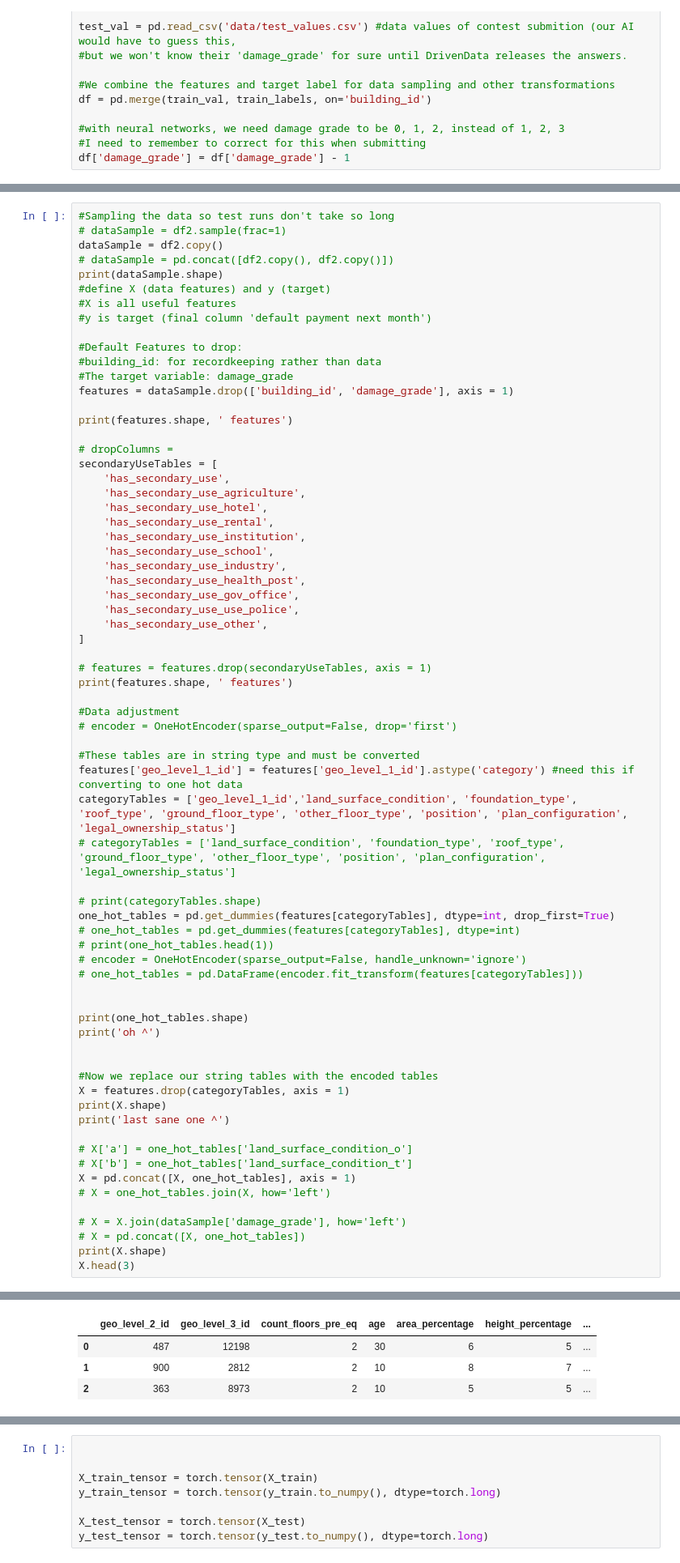
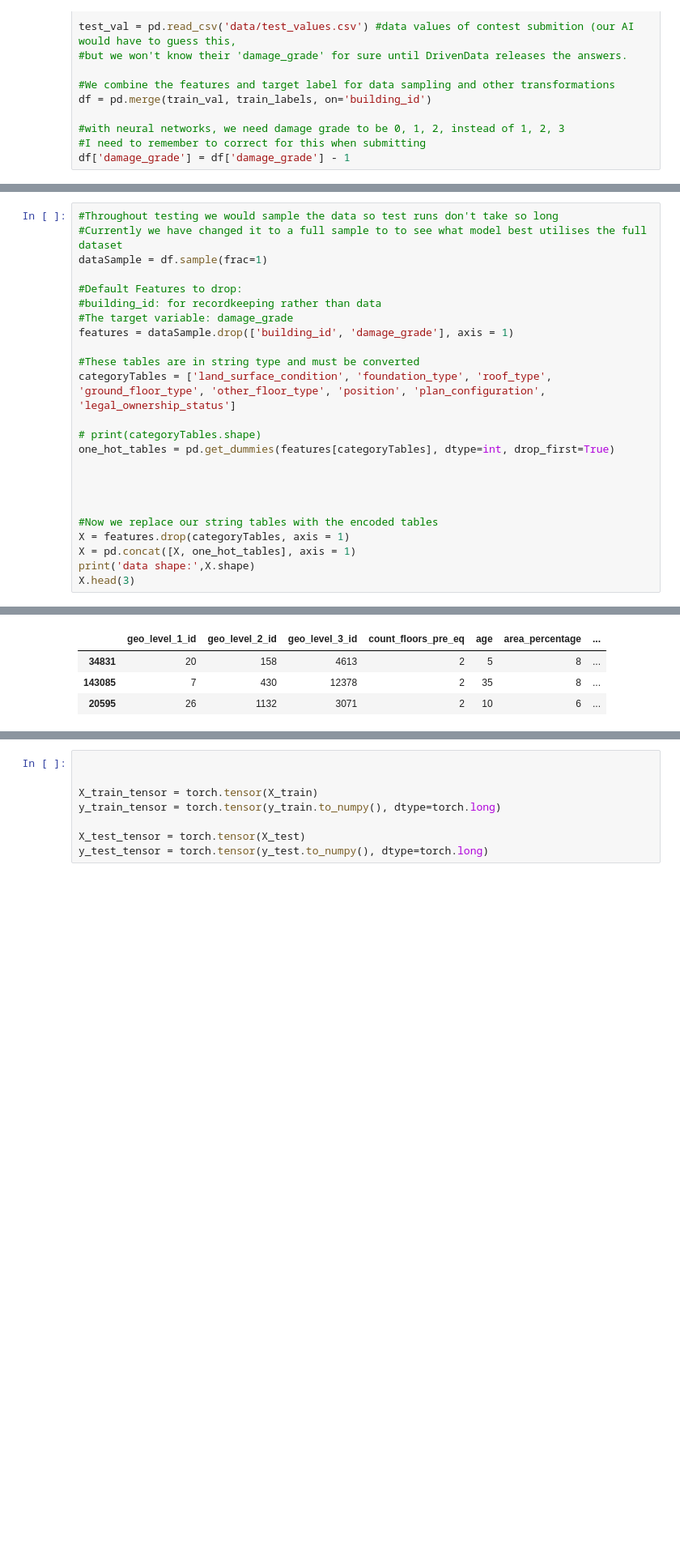
Before and after one commit to EvanGalea2/Earthquake-Damage-Predictor, a Jupyter notebook: NeuralNetwork.ipynb, the cells around one changed output, grey strips where cells are left out. Shown at 81% size. Drawn from its saved outputs; the diff is of its cells as text; blank space fills up the shorter version.

```diff
--- a/NeuralNetwork.ipynb
+++ b/NeuralNetwork.ipynb
@@ -77,70 +71,25 @@ Using cuda device
 # %%
-#Sampling the data so test runs don't take so long
-# dataSample = df2.sample(frac=1)
-dataSample = df2.copy()
-# dataSample = pd.concat([df2.copy(), df2.copy()])
-print(dataSample.shape)
-#define X (data features) and y (target)
-#X is all useful features
-#y is target (final column 'default payment next month')
+#Throughout testing we would sample the data so test runs don't take so long
+#Currently we have changed it to a full sample to to see what model best utilises the full dataset
+dataSample = df.sample(frac=1)
 
 #Default Features to drop:
 #building_id: for recordkeeping rather than data
 #The target variable: damage_grade
 features = dataSample.drop(['building_id', 'damage_grade'], axis = 1)
 
-print(features.shape, ' features')
-
-# dropColumns =
-secondaryUseTables = [
-    'has_secondary_use',
-    'has_secondary_use_agriculture',
-    'has_secondary_use_hotel',
-    'has_secondary_use_rental',
-    'has_secondary_use_institution',
-    'has_secondary_use_school',
-    'has_secondary_use_industry',
-    'has_secondary_use_health_post',
-    'has_secondary_use_gov_office',
-    'has_secondary_use_use_police',
-    'has_secondary_use_other',
-]
-
-# features = features.drop(secondaryUseTables, axis = 1)
-print(features.shape, ' features')
-
-#Data adjustment
-# encoder = OneHotEncoder(sparse_output=False, drop='first')
-
 #These tables are in string type and must be converted
-features['geo_level_1_id'] = features['geo_level_1_id'].astype('category') #need this if converting to one hot data
-categoryTables = ['geo_level_1_id','land_surface_condition', 'foundation_type', 'roof_type', 'ground_floor_type', 'other_floor_type', 'position', 'plan_configuration', 'legal_ownership_status']
-# categoryTables = ['land_surface_condition', 'foundation_type', 'roof_type', 'ground_floor_type', 'other_floor_type', 'position', 'plan_configuration', 'legal_ownership_status']
+categoryTables = ['land_surface_condition', 'foundation_type', 'roof_type', 'ground_floor_type', 'other_floor_type', 'position', 'plan_configuration', 'legal_ownership_status']
 
 # print(categoryTables.shape)
 one_hot_tables = pd.get_dummies(features[categoryTables], dtype=int, drop_first=True)
-# one_hot_tables = pd.get_dummies(features[categoryTables], dtype=int)
-# print(one_hot_tables.head(1))
-# encoder = OneHotEncoder(sparse_output=False, handle_unknown='ignore')
-# one_hot_tables = pd.DataFrame(encoder.fit_transform(features[categoryTables]))
 
 
-print(one_hot_tables.shape)
-print('oh ^')
 
 
 #Now we replace our string tables with the encoded tables
 X = features.drop(categoryTables, axis = 1)
-print(X.shape)
-print('last sane one ^')
-
-# X['a'] = one_hot_tables['land_surface_condition_o']
-# X['b'] = one_hot_tables['land_surface_condition_t']
 X = pd.concat([X, one_hot_tables], axis = 1)
-# X = one_hot_tables.join(X, how='left')
-
-# X = X.join(dataSample['damage_grade'], how='left')
-# X = pd.concat([X, one_hot_tables])
-print(X.shape)
+print('data shape:',X.shape)
 X.head(3)
 # %% [output]
@@ -155,7 +97,7 @@ last sane one ^
-|  | geo_level_2_id | geo_level_3_id | count_floors_pre_eq | age | area_percentage | height_percentage | ... |
-| 0 | 487 | 12198 | 2 | 30 | 6 | 5 | ... |
-| 1 | 900 | 2812 | 2 | 10 | 8 | 7 | ... |
-| 2 | 363 | 8973 | 2 | 10 | 5 | 5 | ... |
+|  | geo_level_1_id | geo_level_2_id | geo_level_3_id | count_floors_pre_eq | age | area_percentage | ... |
+| 34831 | 20 | 158 | 4613 | 2 | 5 | 8 | ... |
+| 143085 | 7 | 430 | 12378 | 2 | 35 | 8 | ... |
+| 20595 | 26 | 1132 | 3071 | 2 | 10 | 6 | ... |
 # %%
 # scaler = MinMaxScaler()
 scaler = StandardScaler()
```
Also changed, not shown: parts of 30 cells of this notebook, 2 other files.
